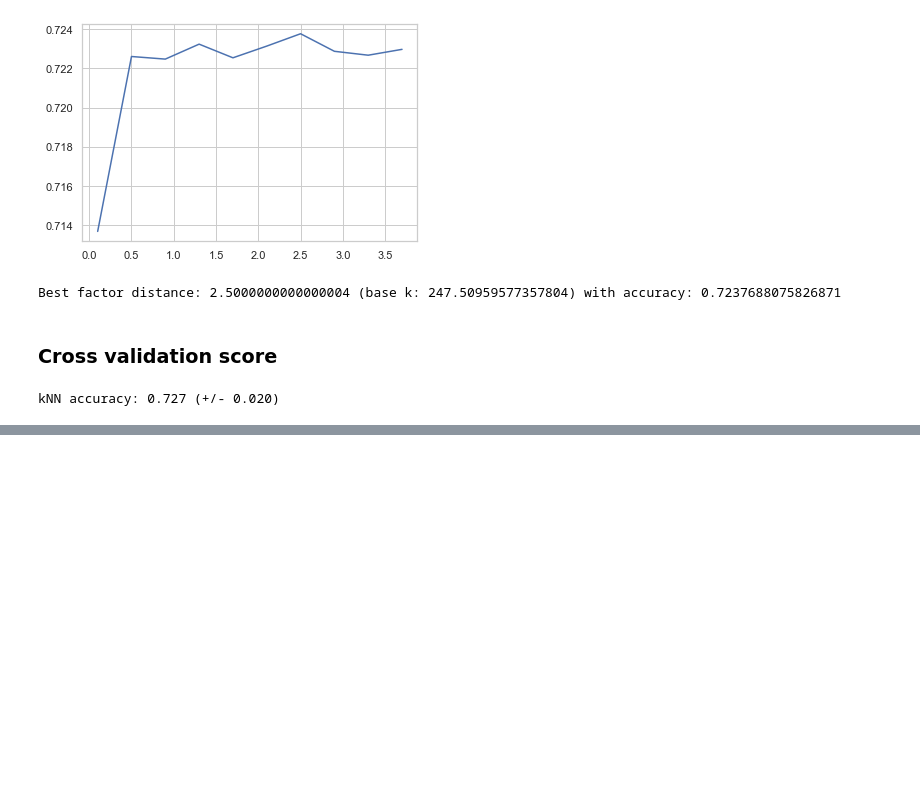
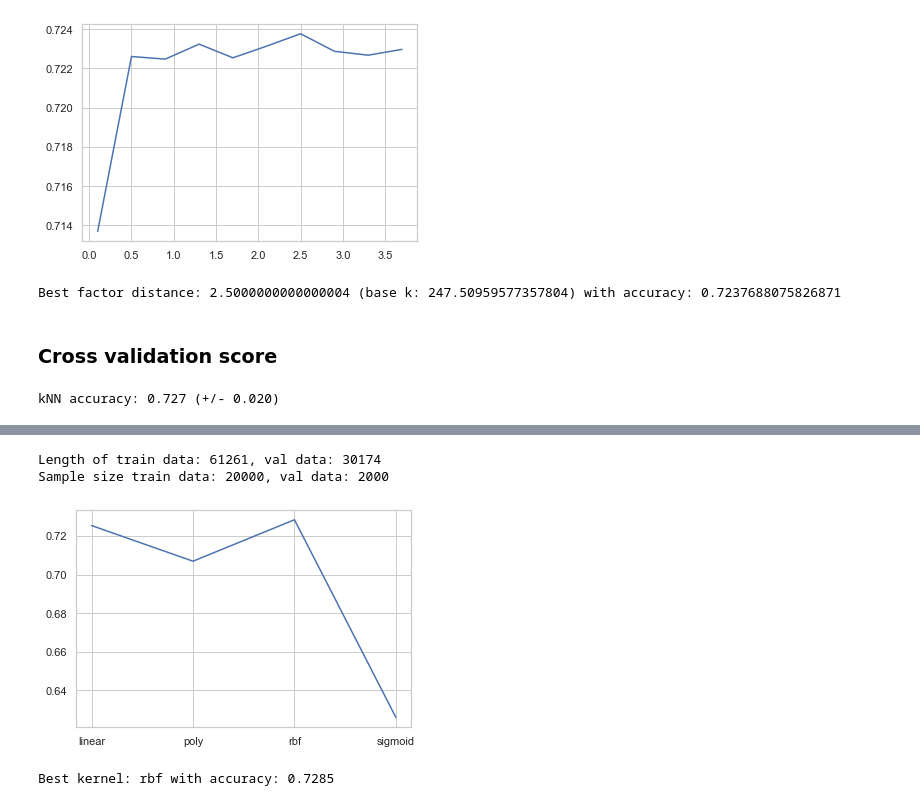
Before and after one commit to jost95/atp-tennis-predictions, a Jupyter notebook: feature_evaluation.ipynb, the cells around one changed output, grey strips where cells are left out. Cells and saved outputs as stored; diff of their text form; code cells hidden in the pictures; blank space fills up the shorter version.

```diff
--- a/feature_evaluation.ipynb
+++ b/feature_evaluation.ipynb
@@ -115,7 +142,7 @@ def plot_hyperparam(accs, params):
 ## Extract training and validation data
 # %%
 X_train_full, y_train_full = (data
-    .pipe(extract_train_data, test_date_begin)
+    .pipe(extract_by_date, end=test_date_begin)
     .pipe(one_hot_encode)
     .pipe(prune_columns))
 
@@ -414,0 +450,36 @@ kNN accuracy: 0.727 (+/- 0.020)
+# %%
+kernels = ['linear', 'poly', 'rbf', 'sigmoid']
+accuracies = []
+best_acc = 0
+best_kernel = ''
+
+sample_size_train = 20000
+sample_size_val = 2000
+
+print(f"Length of train data: {len(X_train_final)}, val data: {len(X_val_final)}")
+print(f"Sample size train data: {sample_size_train}, val data: {sample_size_val}")
+
+X_train_final_svm = X_train_final.sample(sample_size_train, random_state=42)
+X_val_final_svm = X_val_final.sample(sample_size_val, random_state=42)
+y_train_final_svm = y_train[X_train_final_svm.index]
+y_val_final_svm = y_val[X_val_final_svm.index]
+
+for kernel in kernels:
+    svm_model_cal = SVC(C=1, kernel=kernel, gamma='scale')
+    svm_model_cal.fit(X_train_final_svm, y_train_final_svm)
+    predictions = svm_model_cal.predict(X_val_final_svm)
+    acc = accuracy_score(y_val_final_svm, predictions)
+
+    if acc > best_acc:
+        best_acc = acc
+        best_kernel = kernel
+
+    accuracies.append(acc)
+
+plot_hyperparam(accuracies, kernels)
+print(f"Best kernel: {best_kernel} with accuracy: {best_acc}")
+# %% [output]
+Length of train data: 61261, val data: 30174
+Sample size train data: 20000, val data: 2000
+[figure, added]
+Best kernel: rbf with accuracy: 0.7285
```
Also changed, not shown: parts of 41 cells of this notebook.
